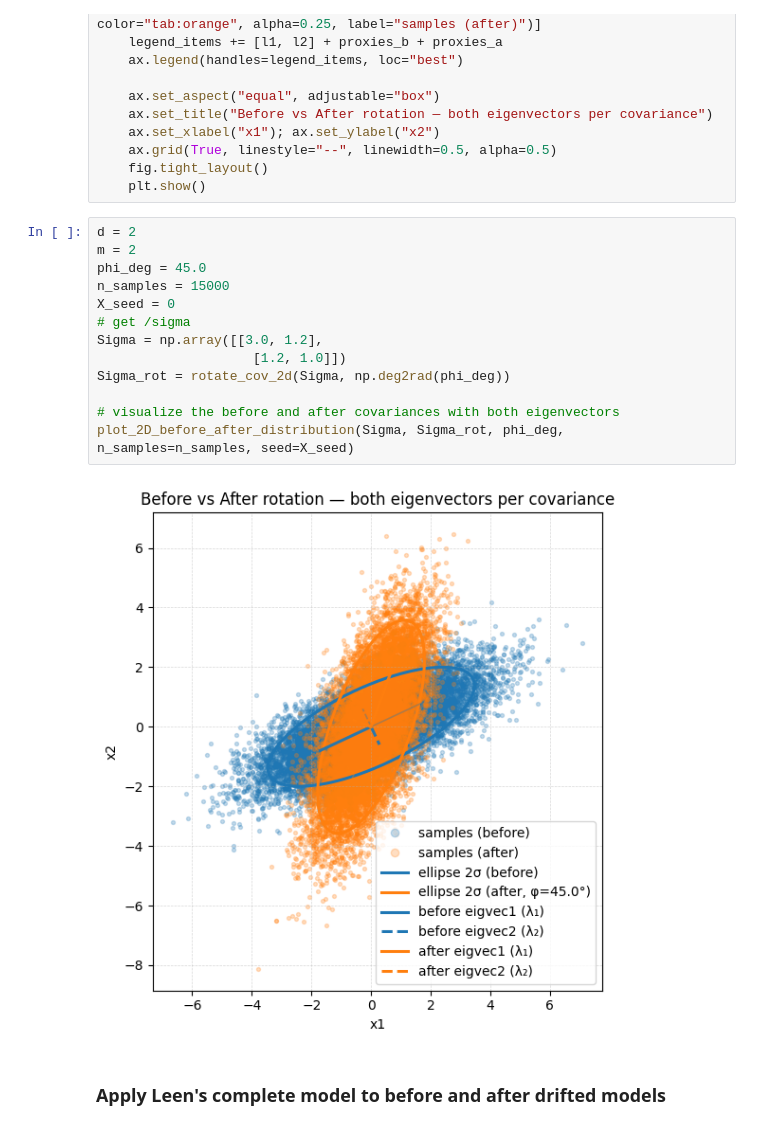
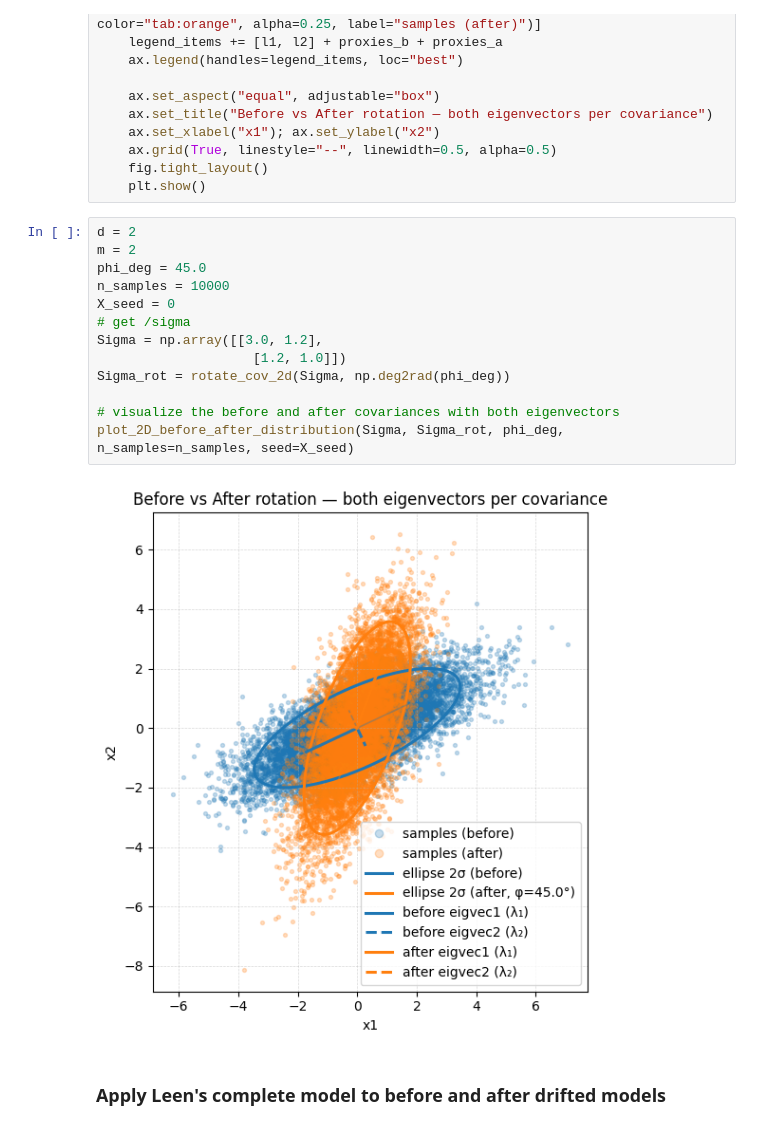
Before and after one commit to neuralalgorithms/representational-drift, a Jupyter notebook: model_drift.ipynb, the cells around one changed output. Saved outputs shown, nothing was run; the diff lists cells and outputs as text.

```diff
--- a/model_drift.ipynb
+++ b/model_drift.ipynb
@@ -101,18 +101,18 @@ def plot_2D_before_after_distribution(Sigma, Sigma_rot, phi_deg: float, seed: in
 # %%
 d = 2
 m = 2
 phi_deg = 45.0
-n_samples = 15000
+n_samples = 10000
 X_seed = 0
 # get /sigma
 Sigma = np.array([[3.0, 1.2],
                     [1.2, 1.0]])
 Sigma_rot = rotate_cov_2d(Sigma, np.deg2rad(phi_deg))
 
 # visualize the before and after covariances with both eigenvectors
 plot_2D_before_after_distribution(Sigma, Sigma_rot, phi_deg, n_samples=n_samples, seed=X_seed)
 # %% [output]
-[figure, old version]
+[figure, new version]
 # %% [markdown]
 ### Apply Leen's complete model to before and after drifted models
 # %%
```
Also changed, not shown: parts of 3 cells of this notebook, 2 other files.
